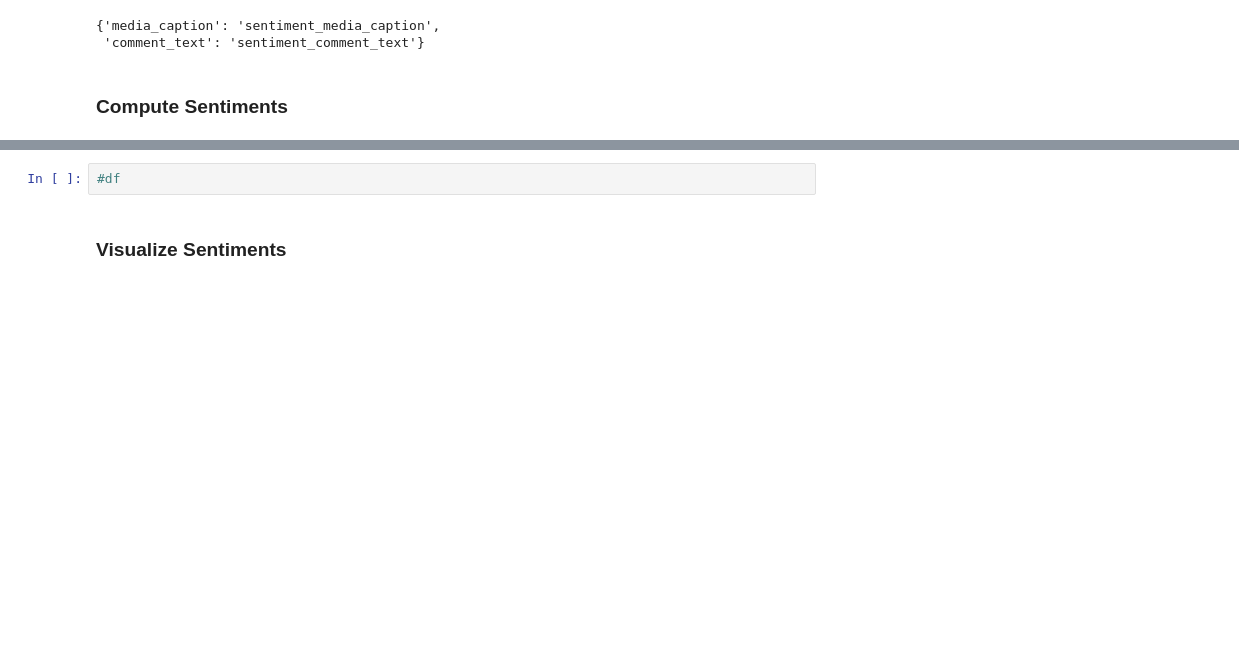
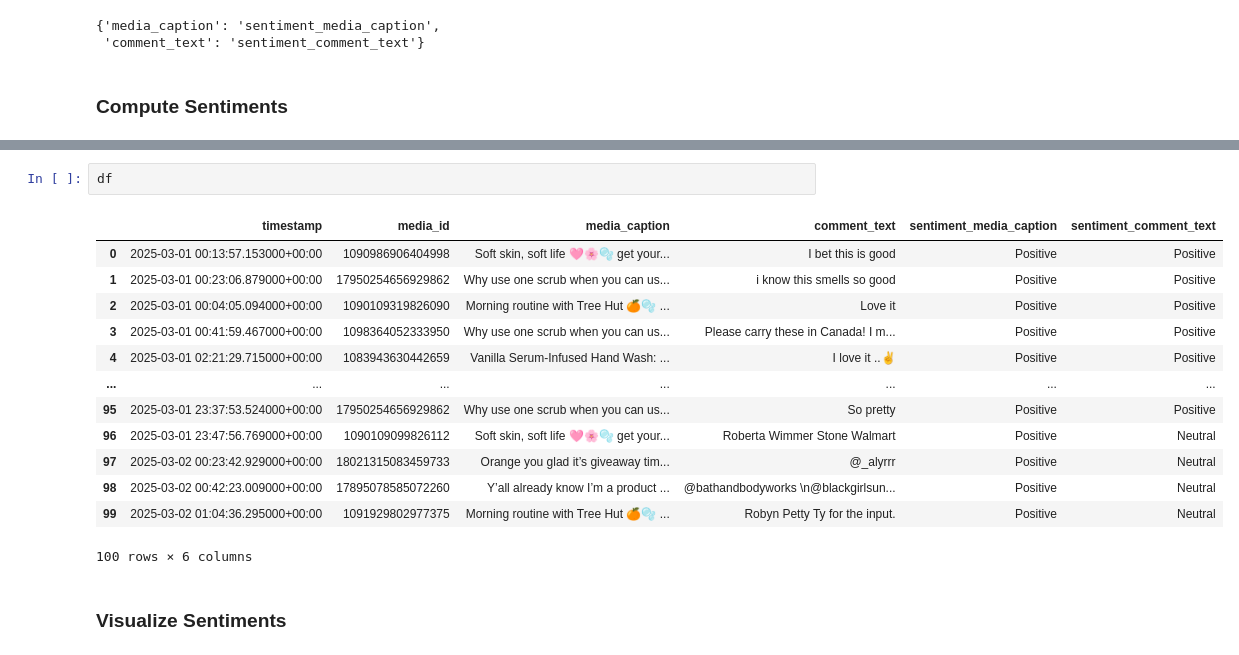
Before and after one commit to pkjha-aero/Scrollmark, a Jupyter notebook: Scrollmark.ipynb, the cells around one changed output, grey strips where cells are left out. Saved outputs shown, nothing was run; the diff lists cells and outputs as text; blank space fills up the shorter version.

```diff
--- a/Scrollmark.ipynb
+++ b/Scrollmark.ipynb
@@ -112,7 +151,21 @@ df = compute_sentiments (df, text_sentiment_map)
 media_caption sentiment_media_caption
 comment_text sentiment_comment_text
 # %%
-#df
+df
+# %% [output]
+|  | timestamp | media_id | media_caption | comment_text | sentiment_media_caption | sentiment_comment_text |
+| 0 | 2025-03-01 00:13:57.153000+00:00 | 1090986906404998 | Soft skin, soft life 🩷🌸🫧 get your... | I bet this is good | Positive | Positive |
+| 1 | 2025-03-01 00:23:06.879000+00:00 | 17950254656929862 | Why use one scrub when you can us... | i know this smells so good | Positive | Positive |
+| 2 | 2025-03-01 00:04:05.094000+00:00 | 1090109319826090 | Morning routine with Tree Hut 🍊🫧 ... | Love it | Positive | Positive |
+| 3 | 2025-03-01 00:41:59.467000+00:00 | 1098364052333950 | Why use one scrub when you can us... | Please carry these in Canada! I m... | Positive | Positive |
+| 4 | 2025-03-01 02:21:29.715000+00:00 | 1083943630442659 | Vanilla Serum-Infused Hand Wash: ... | I love it ..✌️ | Positive | Positive |
+| ... | ... | ... | ... | ... | ... | ... |
+| 95 | 2025-03-01 23:37:53.524000+00:00 | 17950254656929862 | Why use one scrub when you can us... | So pretty | Positive | Positive |
+| 96 | 2025-03-01 23:47:56.769000+00:00 | 1090109099826112 | Soft skin, soft life 🩷🌸🫧 get your... | Roberta Wimmer Stone Walmart | Positive | Neutral |
+| 97 | 2025-03-02 00:23:42.929000+00:00 | 18021315083459733 | Orange you glad it’s giveaway tim... | @_alyrrr | Positive | Neutral |
+| 98 | 2025-03-02 00:42:23.009000+00:00 | 17895078585072260 | Y’all already know I’m a product ... | @bathandbodyworks \n@blackgirlsun... | Positive | Neutral |
+| 99 | 2025-03-02 01:04:36.295000+00:00 | 1091929802977375 | Morning routine with Tree Hut 🍊🫧 ... | Robyn Petty Ty for the input. | Positive | Neutral |
+100 rows × 6 columns
 # %% [markdown]
 ### Visualize Sentiments
 # %%
```
Also changed, not shown: parts of 16 cells of this notebook.
